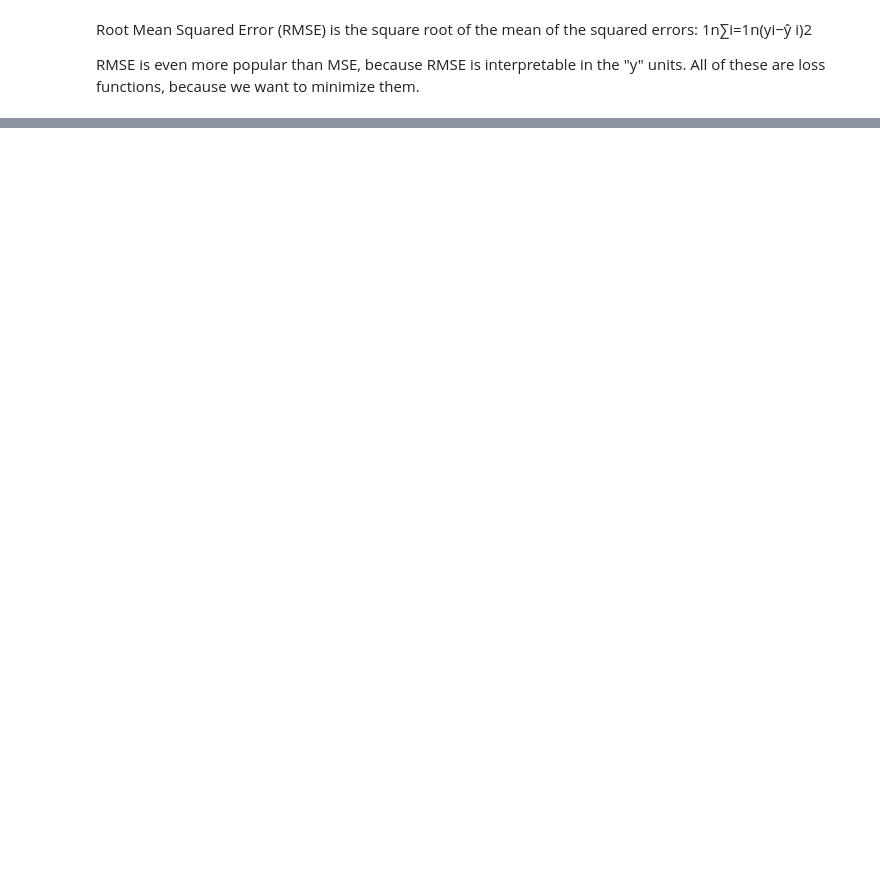
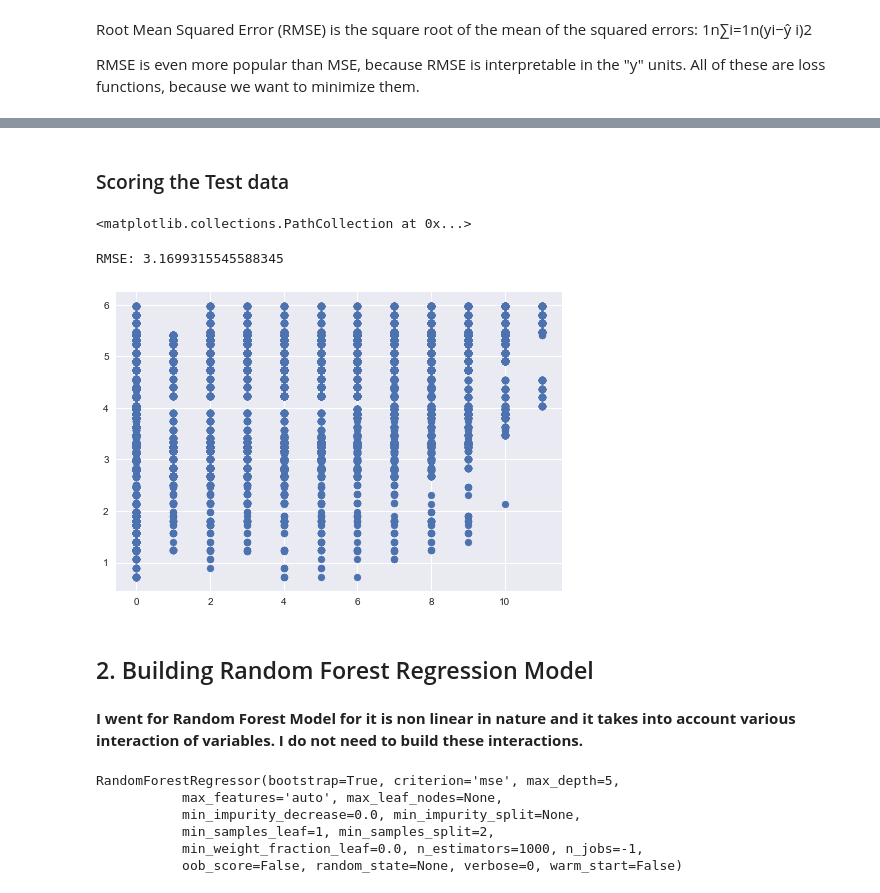
Before and after one commit to vikiitkgp/vikiitkgp.github.io, a Jupyter notebook: Case Study/Model_Building.ipynb, the cells around one changed output, grey strips where cells are left out. Saved outputs shown, nothing was run; the diff lists cells and outputs as text; code cells hidden in the pictures; blank space fills up the shorter version.

```diff
--- a/Case Study/Model_Building.ipynb
+++ b/Case Study/Model_Building.ipynb
@@ -231,4 +113,0 @@ train.head()
-# %%
-train.columns = ['driver_id','date','online_hours','gender',\
-                  'age','number_of_kids','weekday','FEMALE',\
-                 'MALE','weekday_0', 'weekday_1', 'weekday_2','weekday_3', 'weekday_4', 'weekday_5', 'weekday_6']
@@ -290,5 +113,0 @@ RMSE: 3.176544994002183
-# %%
-train['online_hours1'] = np.log(train['online_hours'] + 0.0001)
-sns.distplot(train['online_hours1'],fit=norm);
-fig = plt.figure()
-res = stats.probplot(train['online_hours1'], plot=plt)
@@ -402,0 +147,15 @@ RMSE: 3.1217067873113407
+# %%
+test.reset_index(drop = True, inplace= True)
+
+dummies_gender = pd.get_dummies(test.gender)
+test = test.join(dummies_gender)
+
+dummies_weekday = pd.get_dummies(test.weekday, prefix= 'weekday', prefix_sep= '_')
+test = test.join(dummies_weekday)
+
+dummies_weekend_flag = pd.get_dummies(test.weekend_flag, prefix= 'weekend_flag', prefix_sep= '_')
+test = test.join(dummies_weekend_flag)
+
+dummies_age_bucket = pd.get_dummies(test.age_bucket, prefix= 'age_bucket', prefix_sep= '_')
+test = test.join(dummies_age_bucket)
+test.head()
@@ -402,0 +170,9 @@ RMSE: 3.1217067873113407
+# %%
+# X = train[['number_of_kids', 'FEMALE', 'MALE', 'weekday_0',\
+#        'weekday_1', 'weekday_2', 'weekday_3', 'weekday_4', 'weekday_5',\
+#        'weekday_6', 'weekend_flag_0', 'weekend_flag_1', 'age_bucket_1',\
+#        'age_bucket_2', 'age_bucket_3']]
+
+X = train[['number_of_kids', 'FEMALE', 'MALE', 'weekend_flag_0', 'weekend_flag_1', 'age_bucket_1',\
+       'age_bucket_2', 'age_bucket_3']]
+Y = train['online_hours']
@@ -402,0 +208,19 @@ RMSE: 3.1217067873113407
+# %% [markdown]
+### Scoring the Test data
+# %%
+X = test[['number_of_kids', 'FEMALE', 'MALE', 'weekend_flag_0', 'weekend_flag_1', 'age_bucket_1',\
+       'age_bucket_2', 'age_bucket_3']]
+Y = test['online_hours']
+
+
+predictions = lm.predict(X)
+plt.scatter(Y,predictions)
+print('RMSE:', np.sqrt(metrics.mean_squared_error(Y, predictions)))
+# %% [output]
+<matplotlib.collections.PathCollection at 0x...>
+RMSE: 3.1699315545588345
+[figure, added]
+# %% [markdown]
+## 2. Building Random Forest Regression Model
+# %% [markdown]
+**I went for Random Forest Model for it is non linear in nature and it takes into account various interaction of variables. I do not need to build these interactions.**
@@ -402,0 +246,10 @@ RMSE: 3.1217067873113407
+# %%
+# Try different numbers of n_estimators - this will take a minute or so
+model.fit(X,Y)
+# %% [output]
+RandomForestRegressor(bootstrap=True, criterion='mse', max_depth=5,
+           max_features='auto', max_leaf_nodes=None,
+           min_impurity_decrease=0.0, min_impurity_split=None,
+           min_samples_leaf=1, min_samples_split=2,
+           min_weight_fraction_leaf=0.0, n_estimators=1000, n_jobs=-1,
+           oob_score=False, random_state=None, verbose=0, warm_start=False)
```
Also changed, not shown: parts of 61 cells of this notebook, 1 other file.
